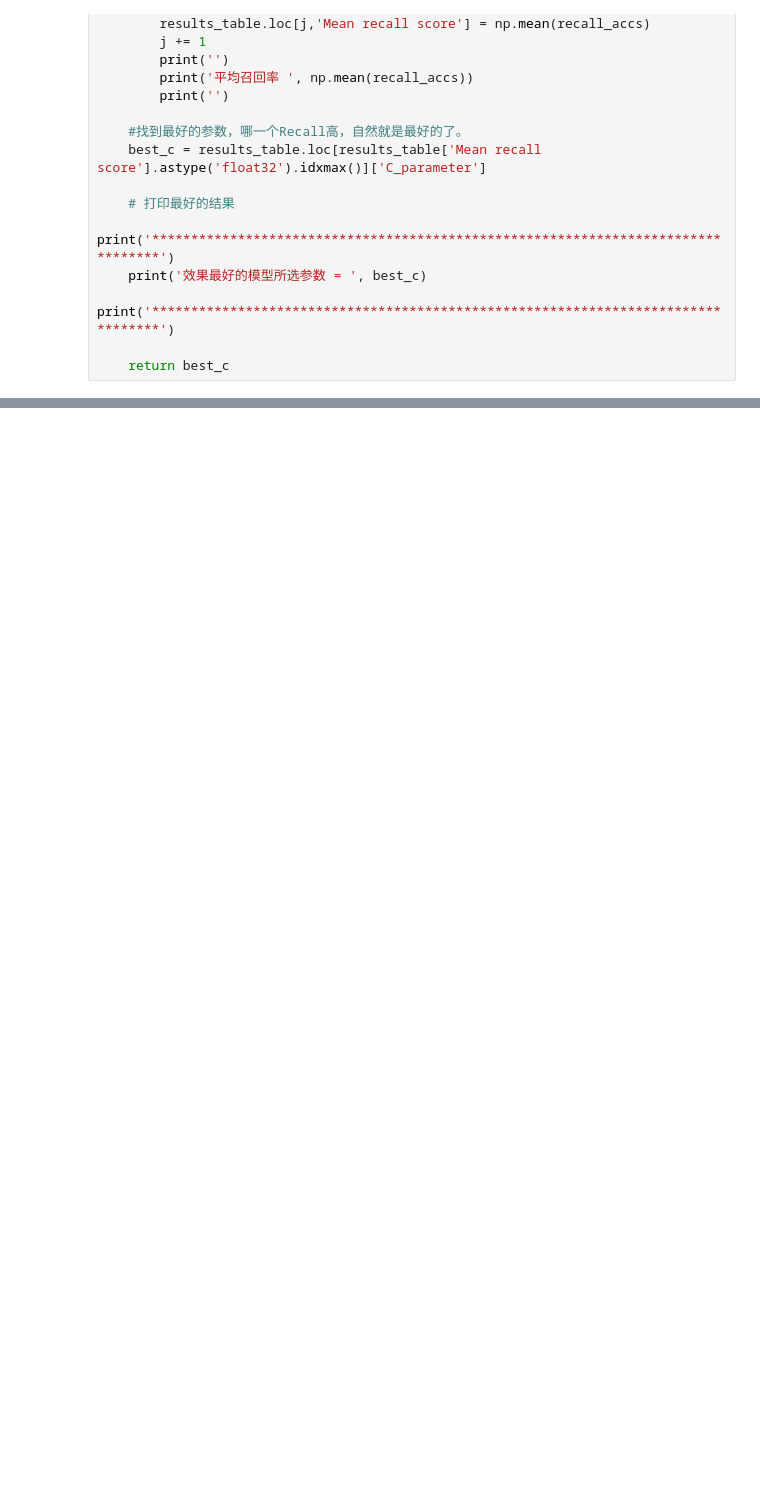
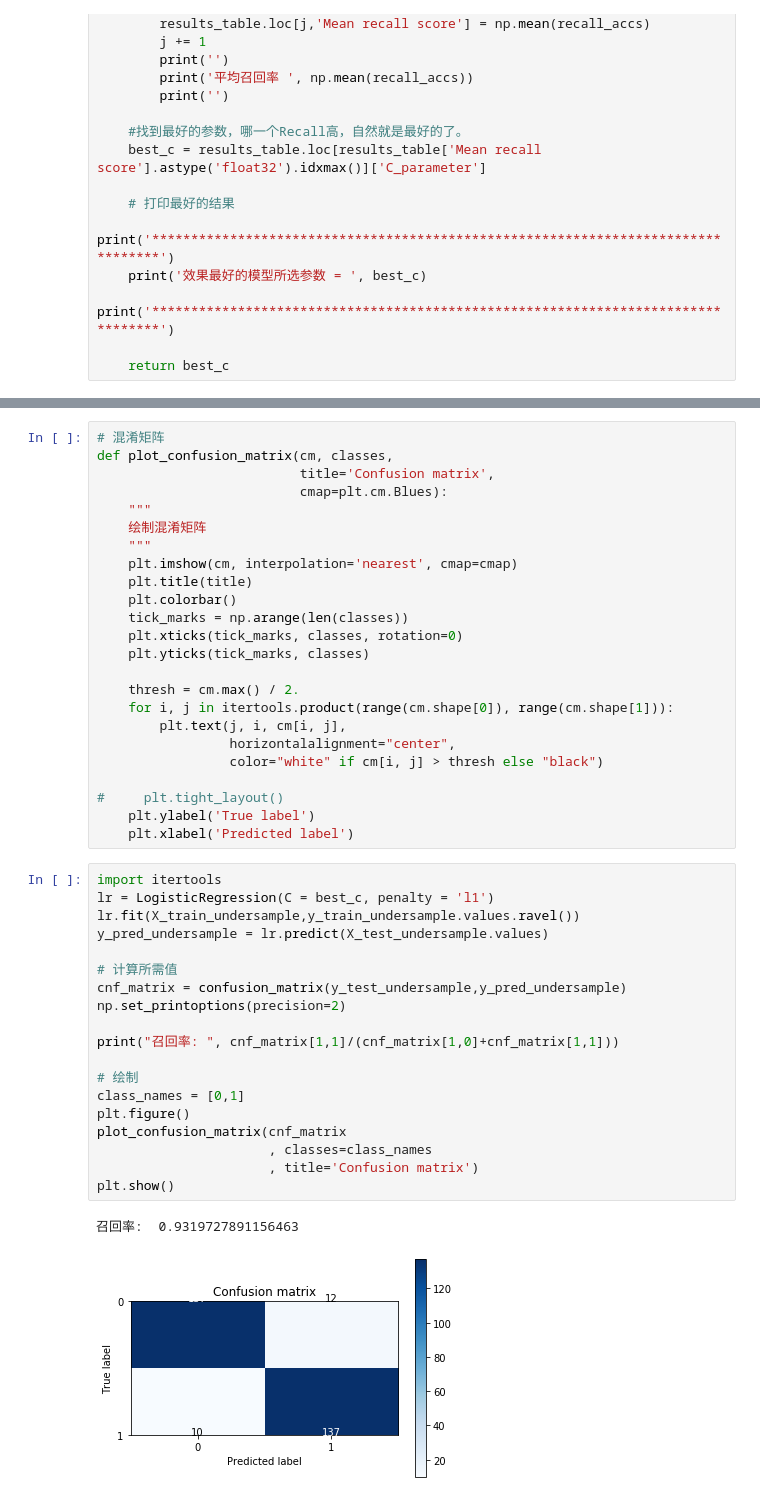
Before and after one commit to IamZY/DataAnalysis, a Jupyter notebook: pandas/DataMining/信用卡检测任务.ipynb, the cells around one changed output, grey strips where cells are left out. Cells and saved outputs as stored; diff of their text form; blank space fills up the shorter version.

```diff
--- a/pandas/DataMining/信用卡检测任务.ipynb
+++ b/pandas/DataMining/信用卡检测任务.ipynb
@@ -191,3 +192,49 @@ Iteration  5 : 召回率 =  0.9242424242424242
 *********************************************************************************
 效果最好的模型所选参数 =  0.01
 *********************************************************************************
+# %%
+# 混淆矩阵
+def plot_confusion_matrix(cm, classes,
+                          title='Confusion matrix',
+                          cmap=plt.cm.Blues):
+    """
+    绘制混淆矩阵
+    """
+    plt.imshow(cm, interpolation='nearest', cmap=cmap)
+    plt.title(title)
+    plt.colorbar()
+    tick_marks = np.arange(len(classes))
+    plt.xticks(tick_marks, classes, rotation=0)
+    plt.yticks(tick_marks, classes)
+
+    thresh = cm.max() / 2.
+    for i, j in itertools.product(range(cm.shape[0]), range(cm.shape[1])):
+        plt.text(j, i, cm[i, j],
+                 horizontalalignment="center",
+                 color="white" if cm[i, j] > thresh else "black")
+
+#     plt.tight_layout()
+    plt.ylabel('True label')
+    plt.xlabel('Predicted label')
+# %%
+import itertools
+lr = LogisticRegression(C = best_c, penalty = 'l1')
+lr.fit(X_train_undersample,y_train_undersample.values.ravel())
+y_pred_undersample = lr.predict(X_test_undersample.values)
+
+# 计算所需值
+cnf_matrix = confusion_matrix(y_test_undersample,y_pred_undersample)
+np.set_printoptions(precision=2)
+
+print("召回率: ", cnf_matrix[1,1]/(cnf_matrix[1,0]+cnf_matrix[1,1]))
+
+# 绘制
+class_names = [0,1]
+plt.figure()
+plot_confusion_matrix(cnf_matrix
+                      , classes=class_names
+                      , title='Confusion matrix')
+plt.show()
+# %% [output]
+召回率:  0.9319727891156463
+[figure, added]
```
Also changed, not shown: parts of 11 cells of this notebook, 6 other files.
